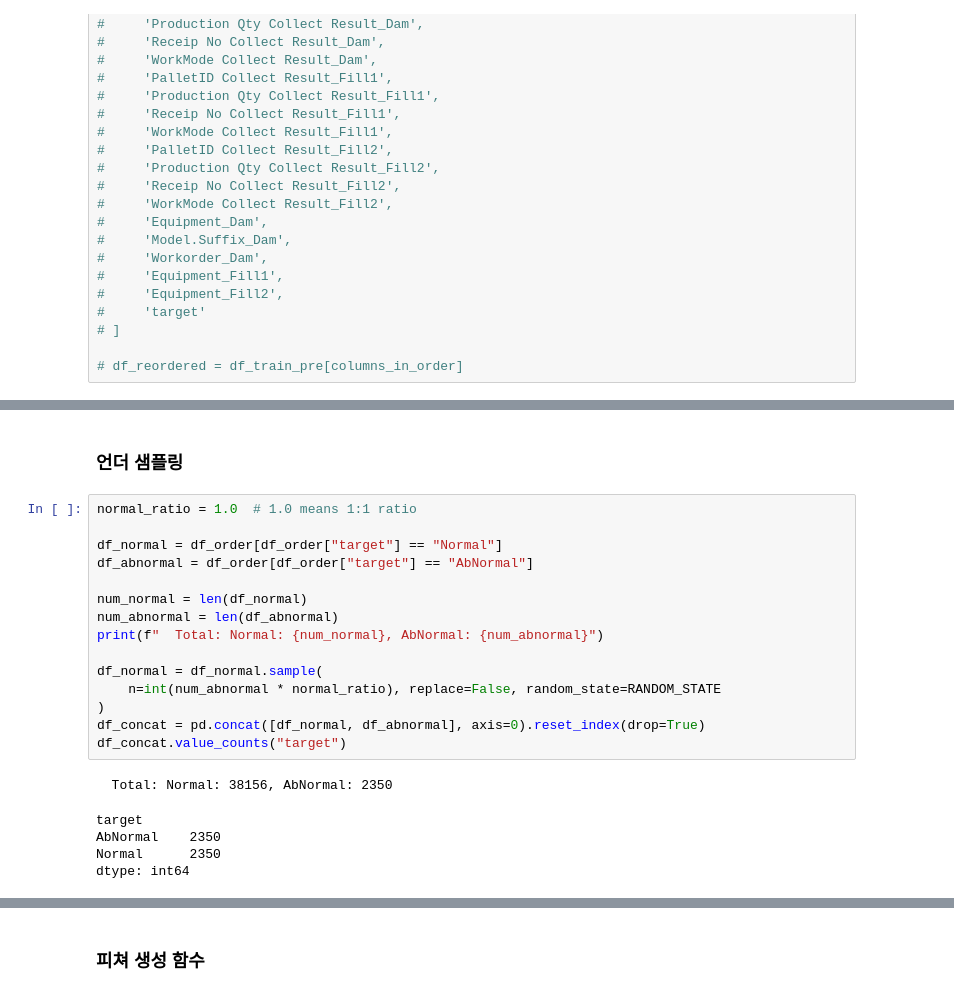
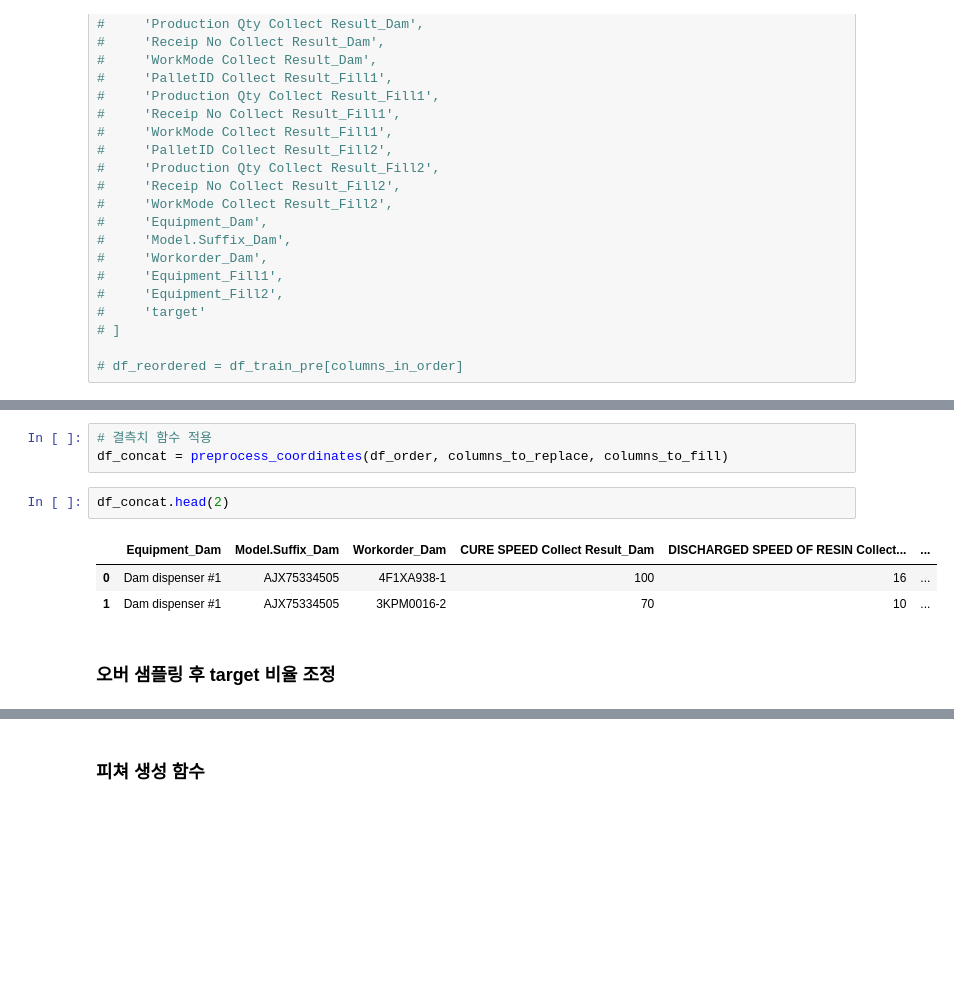
Before and after one commit to Jacob-9909/LG_aimers, a Jupyter notebook: lg_aimers_code.ipynb, the cells around one changed output, grey strips where cells are left out. Saved outputs shown, nothing was run; the diff lists cells and outputs as text; blank space fills up the shorter version.

```diff
--- a/lg_aimers_code.ipynb
+++ b/lg_aimers_code.ipynb
@@ -296,23 +303,11 @@ df_order = df_train_pre.copy()
+# %%
+# 결측치 함수 적용
+df_concat = preprocess_coordinates(df_order, columns_to_replace, columns_to_fill)
+# %%
+df_concat.head(2)
+# %% [output]
+|  | Equipment_Dam | Model.Suffix_Dam | Workorder_Dam | CURE SPEED Collect Result_Dam | DISCHARGED SPEED OF RESIN Collect... | ... |
+| 0 | Dam dispenser #1 | AJX75334505 | 4F1XA938-1 | 100 | 16 | ... |
+| 1 | Dam dispenser #1 | AJX75334505 | 3KPM0016-2 | 70 | 10 | ... |
 # %% [markdown]
-### 언더 샘플링
+### 오버 샘플링 후 target 비율 조정
-# %%
-normal_ratio = 1.0  # 1.0 means 1:1 ratio
-
-df_normal = df_order[df_order["target"] == "Normal"]
-df_abnormal = df_order[df_order["target"] == "AbNormal"]
-
-num_normal = len(df_normal)
-num_abnormal = len(df_abnormal)
-print(f"  Total: Normal: {num_normal}, AbNormal: {num_abnormal}")
-
-df_normal = df_normal.sample(
-    n=int(num_abnormal * normal_ratio), replace=False, random_state=RANDOM_STATE
-)
-df_concat = pd.concat([df_normal, df_abnormal], axis=0).reset_index(drop=True)
-df_concat.value_counts("target")
-# %% [output]
-  Total: Normal: 38156, AbNormal: 2350
-target
-AbNormal    2350
-Normal      2350
-dtype: int64
```
Also changed, not shown: parts of 38 cells of this notebook.
